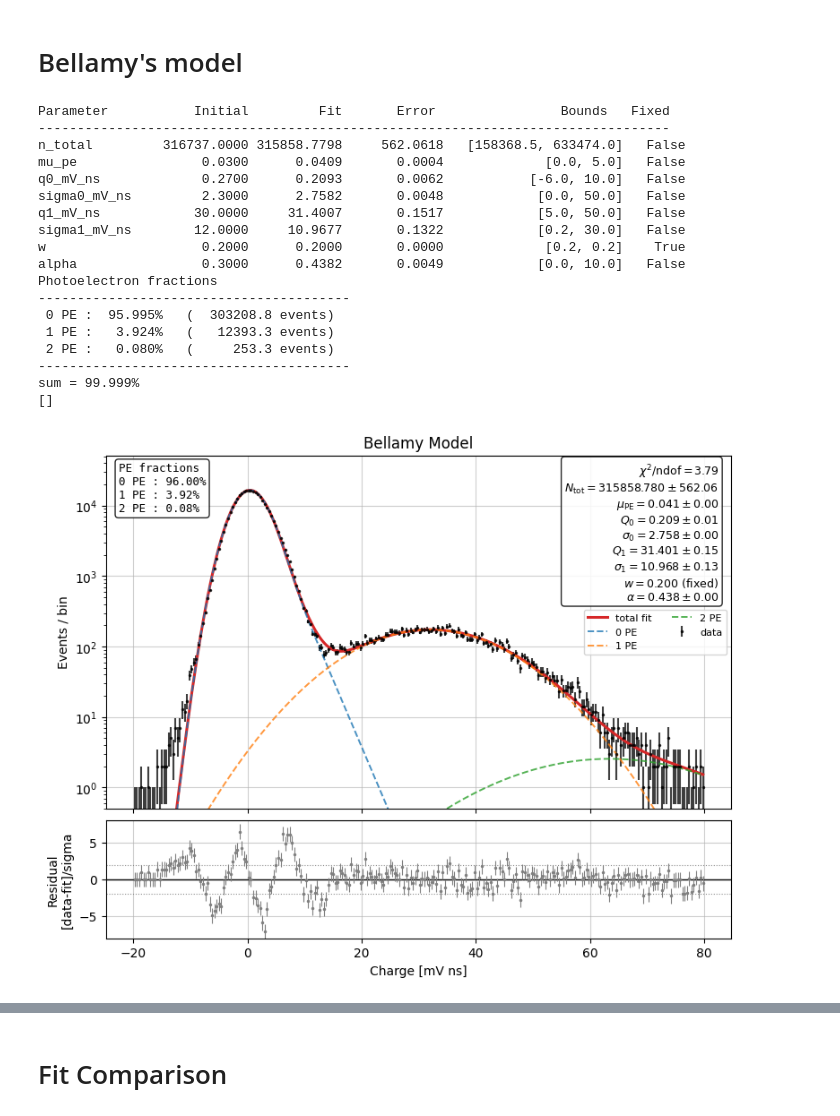
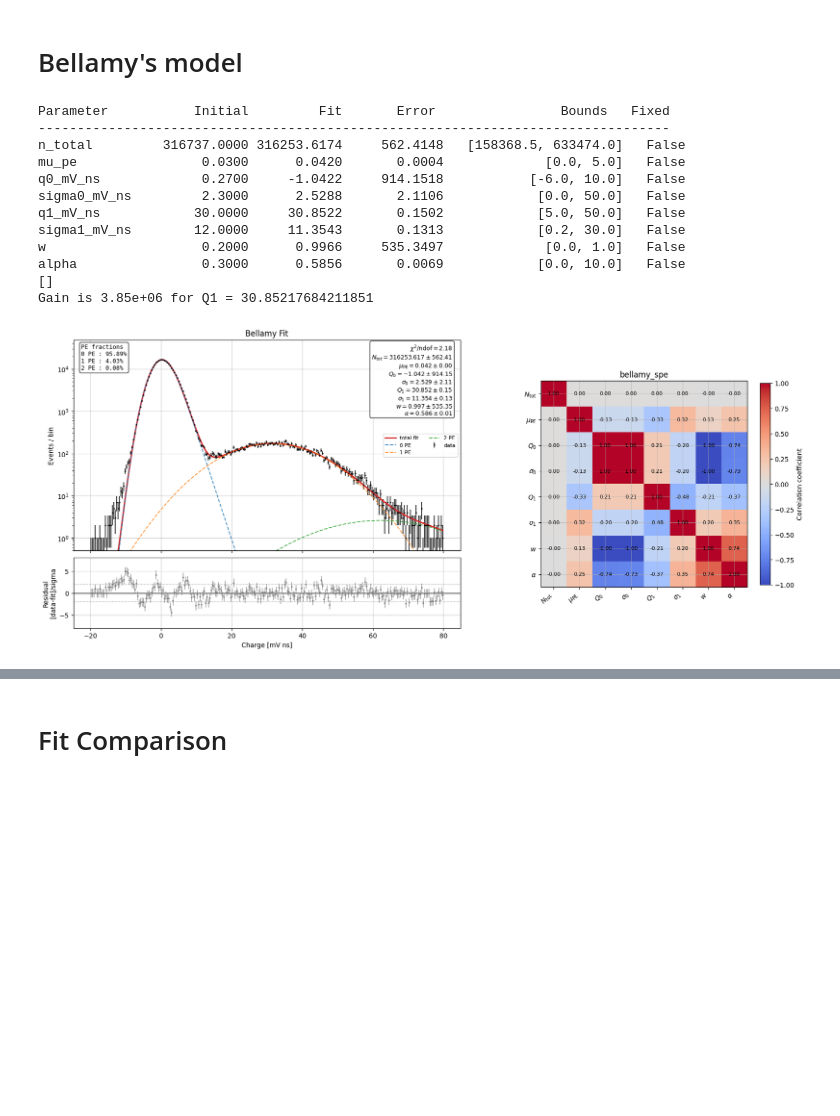
Before and after one commit to TAU-neutrino-lab/PMT-characterization, a Jupyter notebook: PMT-calibration/generic_fit.ipynb, the cells around one changed output, grey strips where cells are left out. Saved outputs shown, nothing was run; the diff lists cells and outputs as text; code cells hidden in the pictures; blank space fills up the shorter version.

```diff
--- a/PMT-calibration/generic_fit.ipynb
+++ b/PMT-calibration/generic_fit.ipynb
@@ -55,9 +55,10 @@ Number of files loaded: 10
 # %% [markdown]
 ### if and where to save plots
 # %%
-save_plots = True
+save_plots = False
 # save_dir = 'plots_fit_results_850V_20MHz'
-save_dir = 'plots_fit_results'
+# save_dir = 'plots_fit_results_Led1_1step'
+save_dir = 'plot_fit_results'
 file_nickname = file_name
 # %% [markdown]
 # Configuration
@@ -320,78 +293,48 @@ from pmt.fit.bellamy import fit_bellamy_spe
 # %%
 maxPE = 2
 
 p0_bellamy = {
     # Format: [initial_value, lower_bound, upper_bound, isFixed]
     "n_total":      [len(charge_mV_ns), 0.5 * len(charge_mV_ns), 2.0 * len(charge_mV_ns), False],
     "q0_mV_ns":     [0.27, -6.0, 10.0,  False],
     "sigma0_mV_ns": [2.3, 1e-4, 50.0,   False],
     "q1_mV_ns":     [30.0, 5.0, 50.0,   False],
     "sigma1_mV_ns": [12.0, 0.2, 30.0,   False],
     "mu_pe":        [0.03, 0.001, 5.0,  False],
-    # "w":            [0.2, 0., 1.,       False], # probability that a measured signal is accompanied by a type-2 bkg process
-    "w":            [0.2, 0., 1.,       True], # probability that a measured signal is accompanied by a type-2 bkg process
+    "w":            [0.2, 0., 1.,       False], # probability that a measured signal is accompanied by a type-2 bkg process
+    # "w":            [1., 0., 1.,       True], # probability that a measured signal is accompanied by a type-2 bkg process
     "alpha":        [0.3, 0., 10.,      False], # coeff. of the exponential decay of type 2-background (positive)
 }
 
-fit_bellamy = fit_bellamy_spe(
+fit_bellamy_free = fit_bellamy_spe(
     charge_mV_ns,
     p0=p0_bellamy,
     max_pe=maxPE,
     bins=nbins,
     fit_range=fit_range
     # fit_range=fit_range_full
 )
 
-# table_bellamy = fit_result_table(fit_bellamy)
-# display( table_bellamy )
+print_fit_result_table(fit_bellamy_free)
+print(fit_bellamy_free["diagnostics"])
 
-print_fit_result_table(fit_bellamy)
+fig, ax_fit, ax_resid, ax_corr = plot_fit_summary( fit_bellamy_free, title="Bellamy Fit", shrink_colorbar=0.7, component_visibility_fraction=0, logscale=True,
+                                                  show_event_fractions=True, max_fraction_pe=maxPE)
+save_plot(fig, save_plots, save_dir, file_nickname, f"fit_Bellamy_{nbins}bins",  Nevents=None);
 
-bellamy_evt_fractions = poisson_npe_fractions( fit_bellamy, maxPE)
-print_npe_fractions( bellamy_evt_fractions, n_total=fit_bellamy["parameters"]["n_total"] )
-
-fig, ax, ax_resid = plot_fit_result(
-    fit_bellamy,
-    title="Bellamy Model",
-    logscale=True,
-    # ylims= (0, 600),
-    component_visibility_fraction=0, #1e-3,
-    )
-
-fraction_lines = [  "PE fractions" ]
-for n_pe, frac in bellamy_evt_fractions.items():
-    fraction_lines.append( f"{n_pe} PE : {100*frac:.2f}%" )
-
-fraction_text = "\n".join( fraction_lines )
-
-ax.text( 0.02, 0.98, fraction_text, transform=ax.transAxes,
-    ha="left", va="top", fontsize=9, family="monospace",
-    bbox=dict(
-        boxstyle="round",
-        facecolor="white",
-        alpha=0.85,
-    ))
-
-print(fit_bellamy["diagnostics"])
-
-# save_plot(fig, save_plots, save_dir, file_nickname, f"fit_Bellamy_{nbins}bins",  Nevents=None);
+G = compute_gain(fit_bellamy_free['parameters']['q1_mV_ns'])
+print(f"Gain is {G:.3g} for Q1 = {fit_bellamy_free['parameters']['q1_mV_ns']}")
 # %% [output]
 Parameter           Initial         Fit       Error                Bounds   Fixed
 ---------------------------------------------------------------------------------
-n_total         316737.0000 315858.7798     562.0618   [158368.5, 633474.0]   False
-mu_pe                0.0300      0.0409       0.0004             [0.0, 5.0]   False
-q0_mV_ns             0.2700      0.2093       0.0062           [-6.0, 10.0]   False
-sigma0_mV_ns         2.3000      2.7582       0.0048            [0.0, 50.0]   False
-q1_mV_ns            30.0000     31.4007       0.1517            [5.0, 50.0]   False
-sigma1_mV_ns        12.0000     10.9677       0.1322            [0.2, 30.0]   False
-w                    0.2000      0.2000       0.0000             [0.2, 0.2]    True
-alpha                0.3000      0.4382       0.0049            [0.0, 10.0]   False
-Photoelectron fractions
-----------------------------------------
- 0 PE :  95.995%   (  303208.8 events)
- 1 PE :   3.924%   (   12393.3 events)
- 2 PE :   0.080%   (     253.3 events)
-----------------------------------------
-sum = 99.999%
+n_total         316737.0000 316253.6174     562.4148   [158368.5, 633474.0]   False
+mu_pe                0.0300      0.0420       0.0004             [0.0, 5.0]   False
+q0_mV_ns             0.2700     -1.0422     914.1518           [-6.0, 10.0]   False
+sigma0_mV_ns         2.3000      2.5288       2.1106            [0.0, 50.0]   False
+q1_mV_ns            30.0000     30.8522       0.1502            [5.0, 50.0]   False
+sigma1_mV_ns        12.0000     11.3543       0.1313            [0.2, 30.0]   False
+w                    0.2000      0.9966     535.3497             [0.0, 1.0]   False
+alpha                0.3000      0.5856       0.0069            [0.0, 10.0]   False
 []
+Gain is 3.85e+06 for Q1 = 30.85217684211851
-[figure, old version]
+[figure, new version]
```
Also changed, not shown: parts of 12 cells of this notebook, 3 other files.
